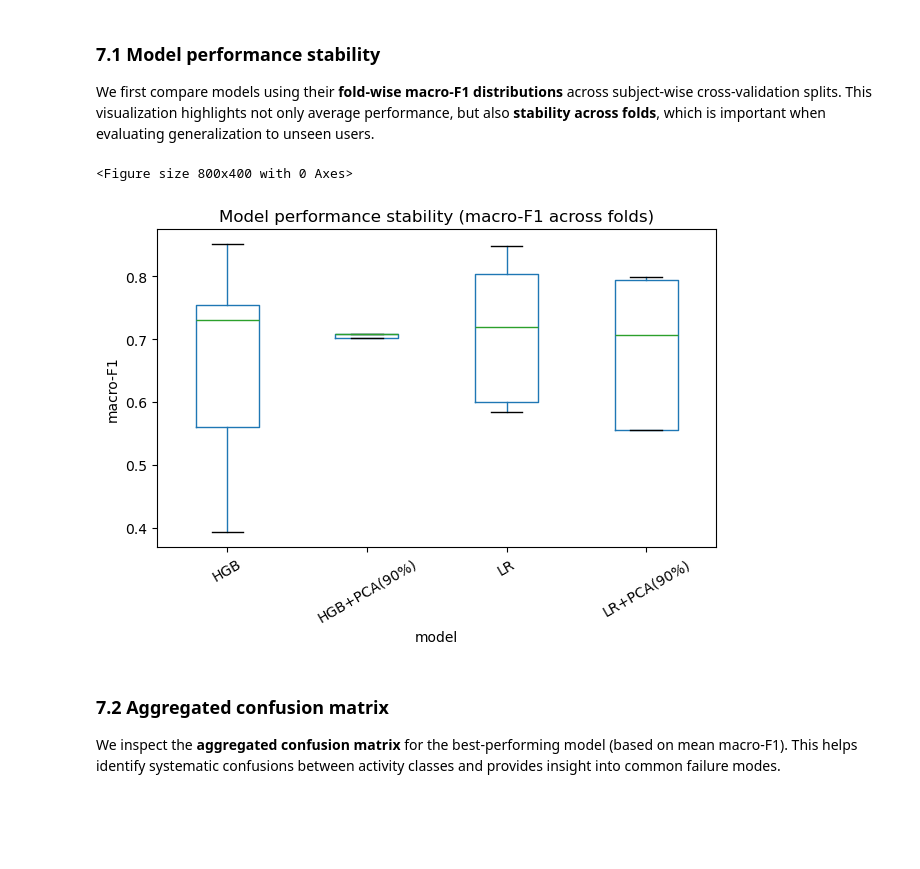
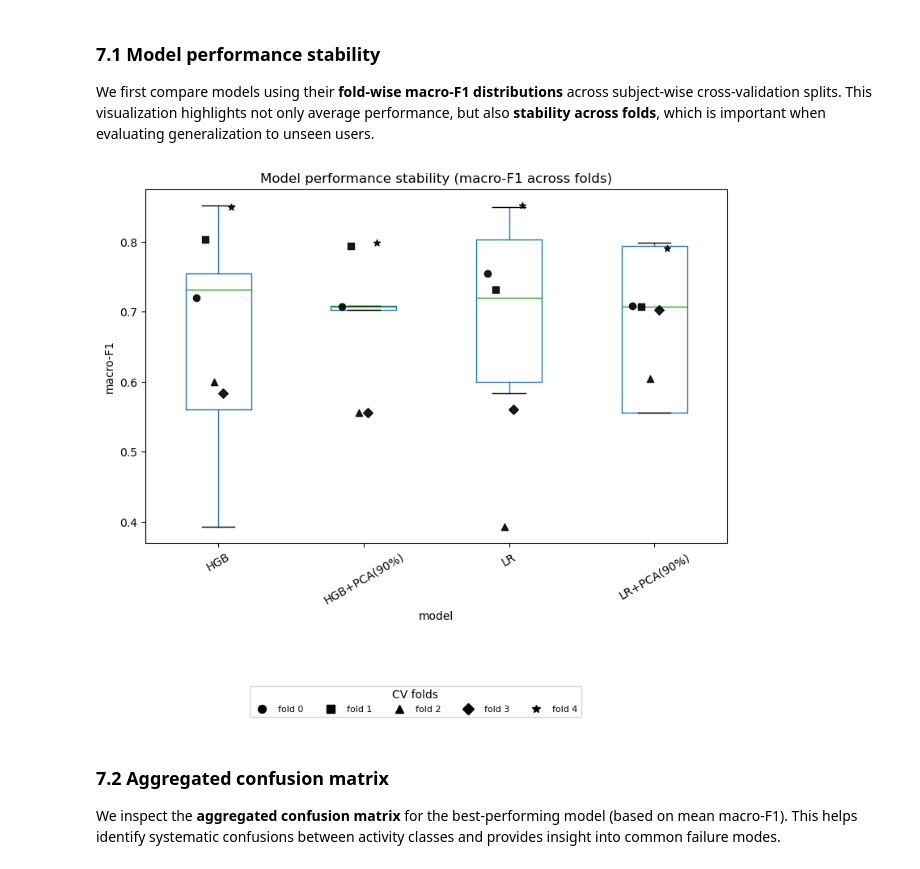
Before and after one commit to ChouaibB/wearables-ml-examples, a Jupyter notebook: notebooks/01_activity_recognition_from_wrist_imu_pamap2.ipynb, the cells around one changed output. Drawn from its saved outputs; the diff is of its cells as text; code cells hidden in the pictures; blank space fills up the shorter version.

Commit message:
improved plot to show folds across models

```diff
--- a/notebooks/01_activity_recognition_from_wrist_imu_pamap2.ipynb
+++ b/notebooks/01_activity_recognition_from_wrist_imu_pamap2.ipynb
@@ -663,16 +663,58 @@ Finally, we visualize **per-subject macro-F1 variability** for the best model to
 We first compare models using their **fold-wise macro-F1 distributions** across subject-wise cross-validation splits. This visualization highlights not only average performance, but also **stability across folds**, which is important when evaluating generalization to unseen users.
 # %%
 df_fold_scores = pd.DataFrame(all_fold_scores)
-plt.figure(figsize=(8, 4))
-df_fold_scores.boxplot(column="macro_f1", by="model", grid=False, rot=30, showfliers=False)
-plt.title("Model performance stability (macro-F1 across folds)")
-plt.suptitle("")
-plt.ylabel("macro-F1")
+
+fig, ax = plt.subplots(figsize=(8, 6))
+df_fold_scores.boxplot(column="macro_f1", by="model", grid=False, rot=30, ax=ax, showfliers=False)
+ax.set_title("Model performance stability (macro-F1 across folds)")
+fig.suptitle("")
+ax.set_ylabel("macro-F1")
+
+# Overlay fold points (different black markers, slight jitter)
+models = list(df_fold_scores["model"].unique())
+xmap = {m: i + 1 for i, m in enumerate(models)}
+
+fold_markers = ["o", "s", "^", "D", "*"]
+folds = sorted(df_fold_scores["fold"].unique())
+jitter = 0.06  # small horizontal jitter
+
+import matplotlib.lines as mlines
+marker_handles = []
+
+for i, (f, marker) in enumerate(zip(folds, fold_markers)):
+    tmp = df_fold_scores[df_fold_scores["fold"] == f]
+    x = tmp["model"].map(xmap) + (i - len(folds) / 2) * jitter
+    ax.scatter(
+        x,
+        tmp["macro_f1"],
+        marker=marker,
+        c="black",
+        s=35,
+        alpha=0.9,
+        zorder=3,
+    )
+    marker_handles.append(
+        mlines.Line2D(
+            [], [], linestyle="None", marker=marker, color="black",
+            markersize=7, label=f"fold {f}"
+        )
+    )
+
+# Legend outside (figure-level, bottom)
+fig.legend(
+    handles=marker_handles,
+    loc="lower center",
+    bbox_to_anchor=(0.5, -0.18),
+    ncol=len(marker_handles),
+    frameon=True,
+    fontsize=8,
+    title="CV folds",
+)
+
 plt.tight_layout()
 plt.show()
 # %% [output]
-<Figure size 800x400 with 0 Axes>
-[figure, old version]
+[figure, new version]
 # %% [markdown]
 ### 7.2 Aggregated confusion matrix
 
```
